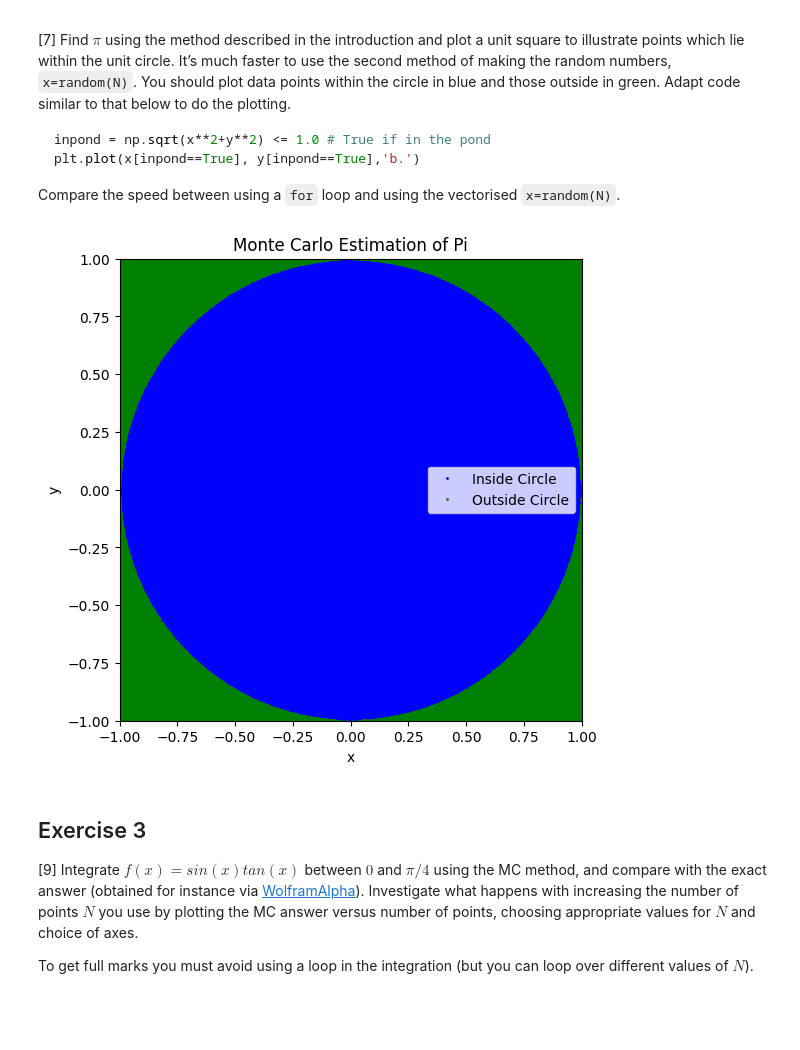
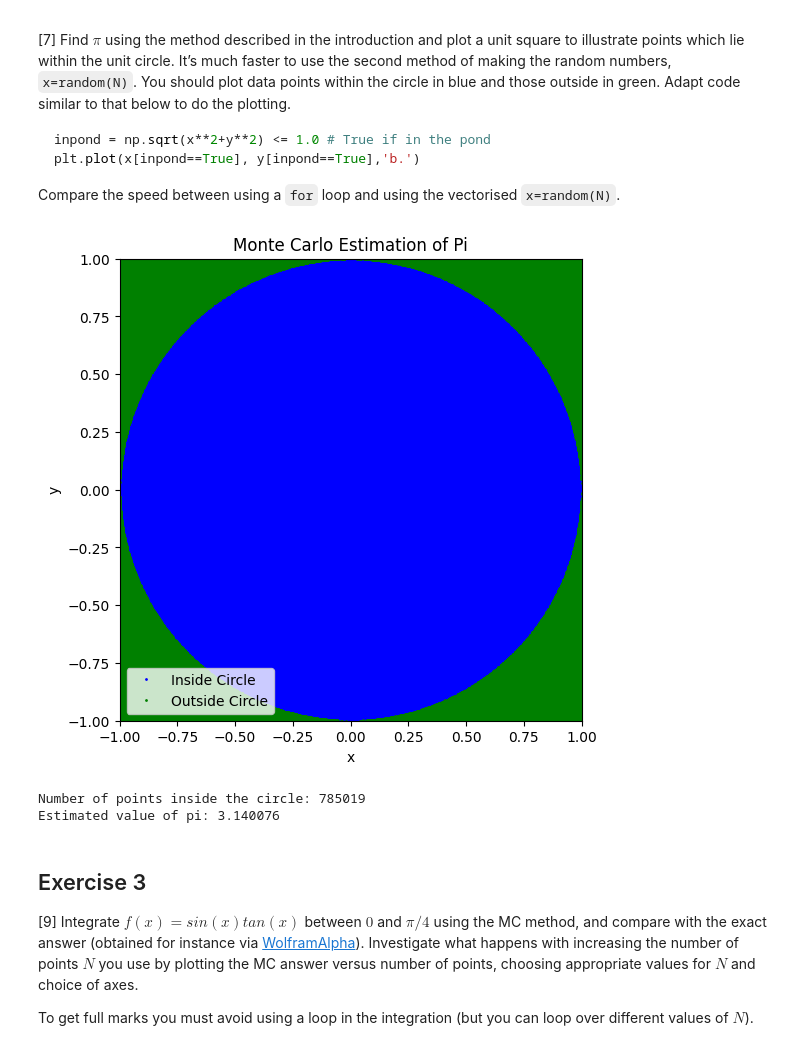
Before and after one commit to PX2145-2025/week-6-b-Brega-Harley, a Jupyter notebook: Monte_Carlo.ipynb, the cells around one changed output. Saved outputs shown, nothing was run; the diff lists cells and outputs as text; code cells hidden in the pictures; blank space fills up the shorter version.

````diff
--- a/Monte_Carlo.ipynb
+++ b/Monte_Carlo.ipynb
@@ -214,34 +214,31 @@ plt.plot(x[inpond==True], y[inpond==True],'b.')
 ```
  Compare the speed between using a `for` loop and using the vectorised `x=random(N)`.
 # %%
-# Step 1 & 2: Generate random points within a unit square, check if points are in the circle and visualize
-
-N = int(1e6) # Number of points
-x = 2 * random(N) - 1  # Generate N random x-coordinates between -1 and 1
-y = 2 * random(N) - 1  # Generate N random y-coordinates between -1 and 1
-
-inpond = np.sqrt(x**2+y**2) <= 1.0 # True if in the pond
-
-# Plot points inside the circle in blue
-plt.figure(figsize=(6,6)) # Create a figure for the plot
+N = int(1e6)
+x = 2 * random(N) - 1
+y = 2 * random(N) - 1
+r = np.sqrt(x**2+y**2)
+inpond = r <= 1.0
+n = np.sum(inpond)
+plt.figure(figsize=(6,6))
 plt.plot(x[inpond==True], y[inpond==True],'b.', markersize=2, label='Inside Circle')
-
-# Plot points outside the circle in green
 plt.plot(x[inpond==False], y[inpond==False],'g.', markersize=2, label='Outside Circle')
-
-# Set plot limits to show the unit square
 plt.xlim([-1, 1])
 plt.ylim([-1, 1])
-plt.gca().set_aspect('equal', adjustable='box') # Set aspect ratio to equal
-
+plt.gca().set_aspect('equal', adjustable='box')
 plt.title('Monte Carlo Estimation of Pi')
 plt.xlabel('x')
 plt.ylabel('y')
 plt.legend()
 plt.grid(True)
 plt.show()
+print(f"Number of points inside the circle: {n}")
+pi_estimate = 4 * n / N
+print(f"Estimated value of pi: {pi_estimate}")
 # %% [output]
-[figure, old version]
+[figure, new version]
+Number of points inside the circle: 785019
+Estimated value of pi: 3.140076
 # %% [markdown]
 ## Exercise 3
 
````
Also changed, not shown: parts of 9 cells of this notebook.
